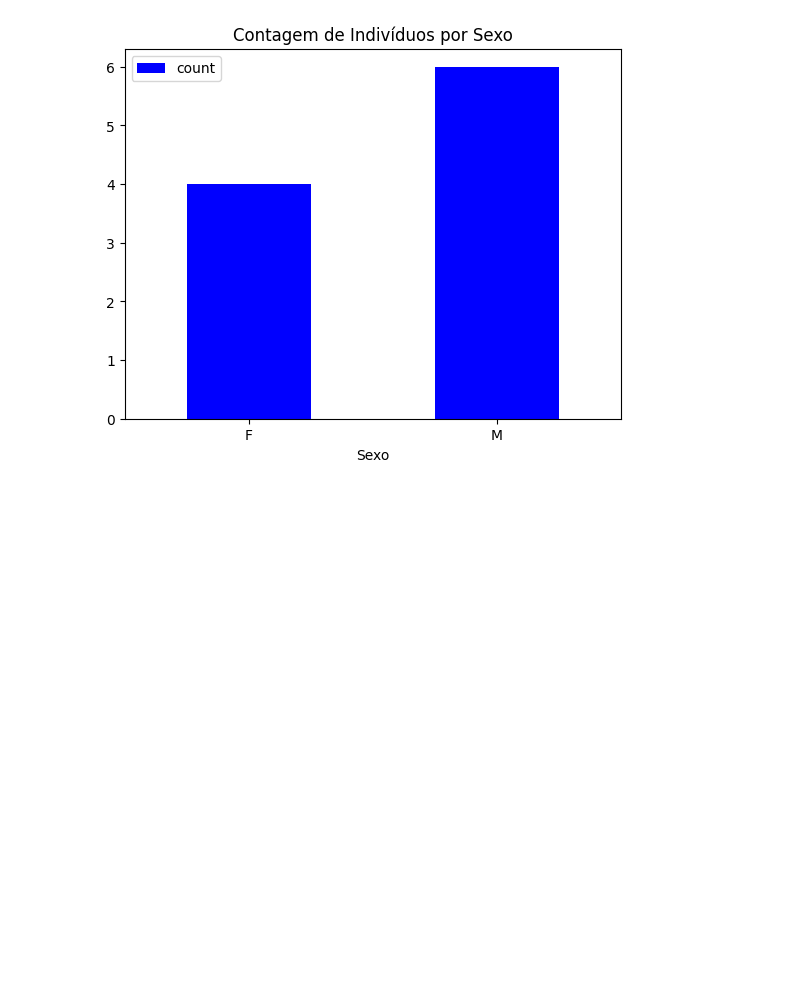
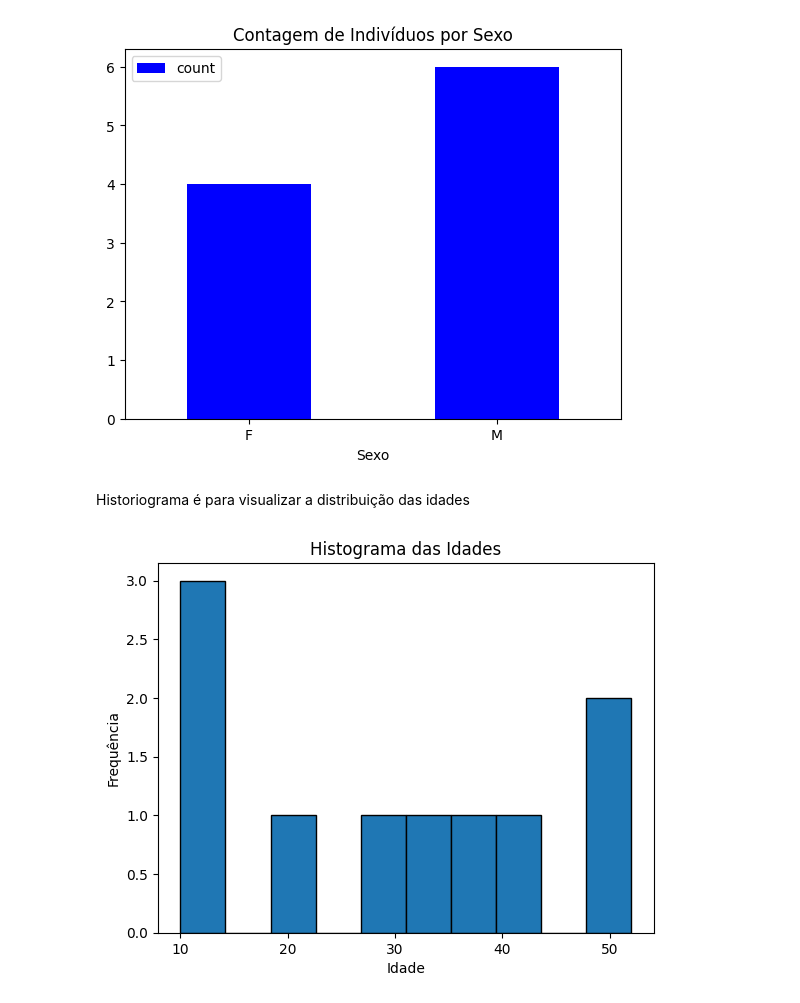
Before and after one commit to laraaraujoo/spark, a Jupyter notebook: spark.ipynb, the cells around one changed output. Cells and saved outputs as stored; diff of their text form; code cells hidden in the pictures; blank space fills up the shorter version.

```diff
--- a/spark.ipynb
+++ b/spark.ipynb
@@ -110,3 +115,14 @@ plt.xticks(rotation=0)
 plt.show()
 # %% [output]
 [figure]
+# %% [markdown]
+Historiograma é para visualizar a distribuição das idades
+# %%
+idades = df.select("Idade").rdd.flatMap(lambda x: x).collect()
+plt.hist(idades, bins=10, edgecolor='black')
+plt.title('Histograma das Idades')
+plt.xlabel('Idade')
+plt.ylabel('Frequência')
+plt.show()
+# %% [output]
+[figure, added]
```
Also changed, not shown: parts of 3 cells of this notebook.
